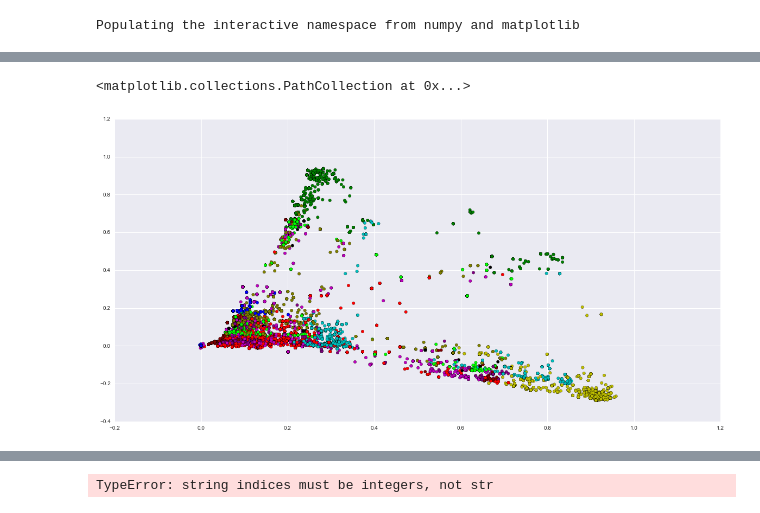
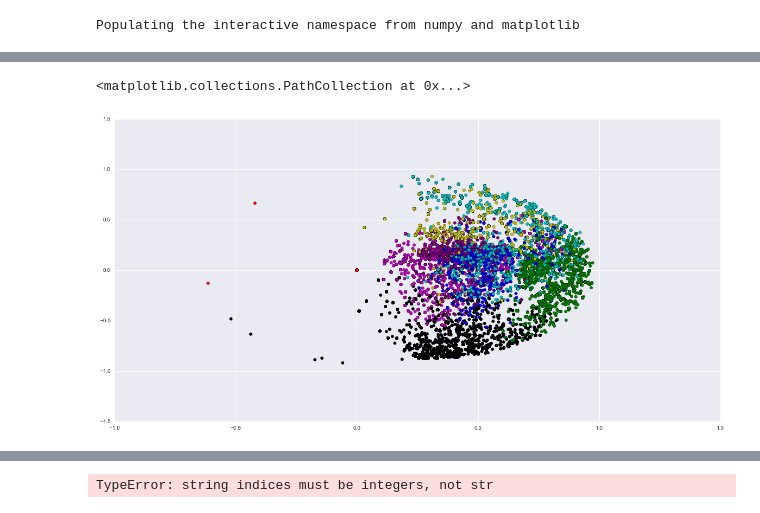
Before and after one commit to MinyingLu/Twitter-sentiment-analysis, a Jupyter notebook: Get Users.ipynb, the cells around one changed output, grey strips where cells are left out. Drawn from its saved outputs; the diff is of its cells as text; code cells hidden in the pictures.

```diff
--- a/Get Users.ipynb
+++ b/Get Users.ipynb
@@ -172,8 +172,9 @@ stop_words.append("doesn")
 stop_words.append("doing")
 stop_words.append("oh")
 stop_words.append("hey")
+stop_words.append("got")
 
-vect = TfidfVectorizer(max_df=.9, max_features=60,
+vect = TfidfVectorizer(max_df=.9, max_features=40,
                              min_df=3, stop_words=stop_words,
                              use_idf=True, analyzer='word')
 
@@ -181,12 +182,3 @@ X = vect.fit_transform(text_list)
 X_prime = vectorizer.fit_transform(text_list)
 print("n_samples: %d, n_features: %d" % X.shape)
 print vect.get_feature_names()
-
-svd = TruncatedSVD(10)
-normalizer = Normalizer(copy=False)
-lsa = make_pipeline(svd, normalizer)
-X = lsa.fit_transform(X)
-#explained_variance = svd.explained_variance_ratio_.sum()
-#print("Explained variance of the SVD step: {}%".format(int(explained_variance * 100)))
-
-evaluate_clusters(X,20)
@@ -192,0 +188,9 @@ evaluate_clusters(X,20)
+# %%
+svd = TruncatedSVD(7)
+normalizer = Normalizer(copy=False)
+lsa = make_pipeline(svd, normalizer)
+X = lsa.fit_transform(X)
+#explained_variance = svd.explained_variance_ratio_.sum()
+#print("Explained variance of the SVD step: {}%".format(int(explained_variance * 100)))
+
+evaluate_clusters(X,20)
@@ -193,24 +199,24 @@ evaluate_clusters(X,20)
 # %%
 #kmeans = KMeans(n_clusters=12, init='k-means++', max_iter=100, n_init=1, verbose=True)
 #y_pred = kmeans.fit(X)
-kmeans = MiniBatchKMeans(n_clusters=11, init='k-means++', n_init=1,
+kmeans = MiniBatchKMeans(n_clusters=8, init='k-means++', n_init=1,
                      init_size=1000, batch_size=1000, verbose=False)
 #print("Silhouette Coefficient: %0.3f"
 #      % metrics.silhouette_score(X, km.labels_, sample_size=1000))
 
 #kmeans = KMeans(init='k-means++', n_clusters=7, n_init=20)
 y_pred = kmeans.fit_predict(X)
 centroids = kmeans.cluster_centers_
 labels = kmeans.labels_
 error = kmeans.inertia_
 colors = np.array([x for x in ('b', 'g', 'r', 'c', 'm', 'y', 'k', 'purple', 'lime', 'maroon', 'olive', 'pink')])
 colors = np.hstack([colors] * 20)
 
 plt.figure(figsize=(20, 10))
 plt.scatter(X[:, 0], X[:, 1], s=30, c=colors[y_pred].tolist())
 #print "labels:" , labels
 #print "error:", error
 #print "centroids:", centroids
 # %% [output]
 <matplotlib.collections.PathCollection at 0x...>
-[figure, old version]
+[figure, new version]
```
Also changed, not shown: parts of 16 cells of this notebook.
